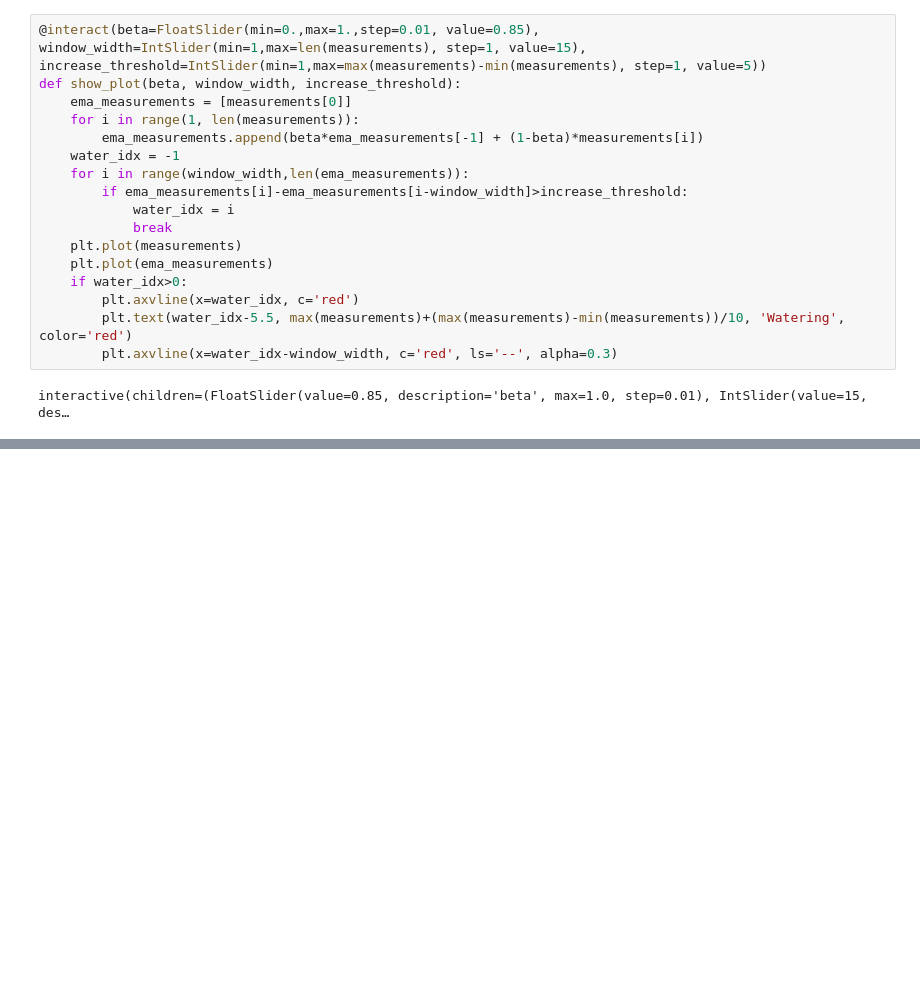
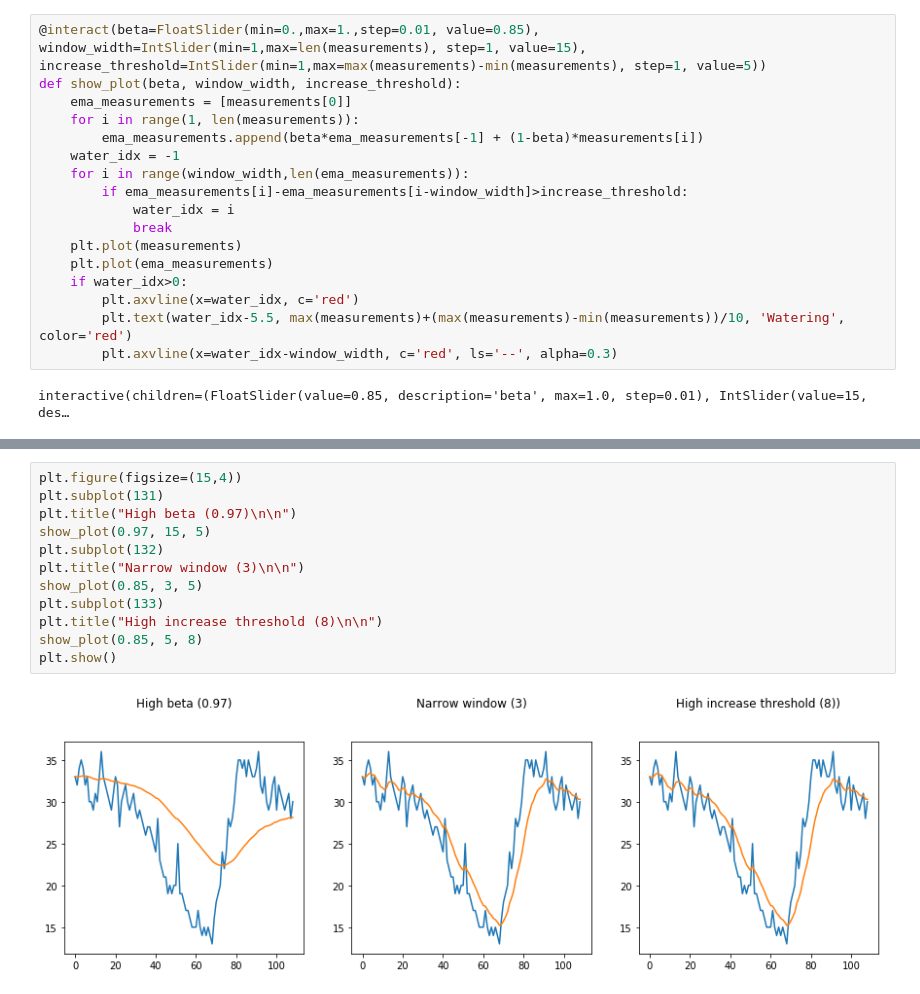
Before and after one commit to wblachowski/soil-moisture-monitor, a Jupyter notebook: Watering detection.ipynb, the cells around one changed output, grey strips where cells are left out. Drawn from its saved outputs; the diff is of its cells as text; blank space fills up the shorter version.

```diff
--- a/Watering detection.ipynb
+++ b/Watering detection.ipynb
@@ -31,0 +61,14 @@ interactive(children=(FloatSlider(value=0.85, description='beta', max=1.0, step=
+# %%
+plt.figure(figsize=(15,4))
+plt.subplot(131)
+plt.title("High beta (0.97)\n\n")
+show_plot(0.97, 15, 5)
+plt.subplot(132)
+plt.title("Narrow window (3)\n\n")
+show_plot(0.85, 3, 5)
+plt.subplot(133)
+plt.title("High increase threshold (8)\n\n")
+show_plot(0.85, 5, 8)
+plt.show()
+# %% [output]
+[figure, added]
```
Also changed, not shown: parts of 5 cells of this notebook.
